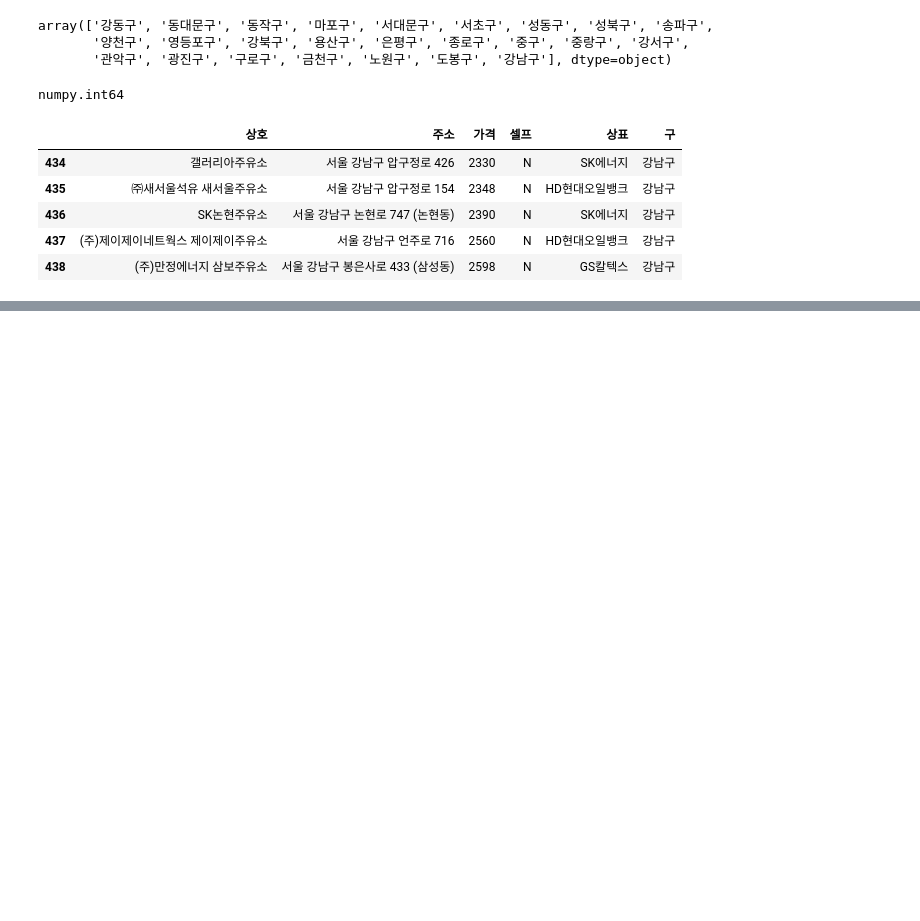
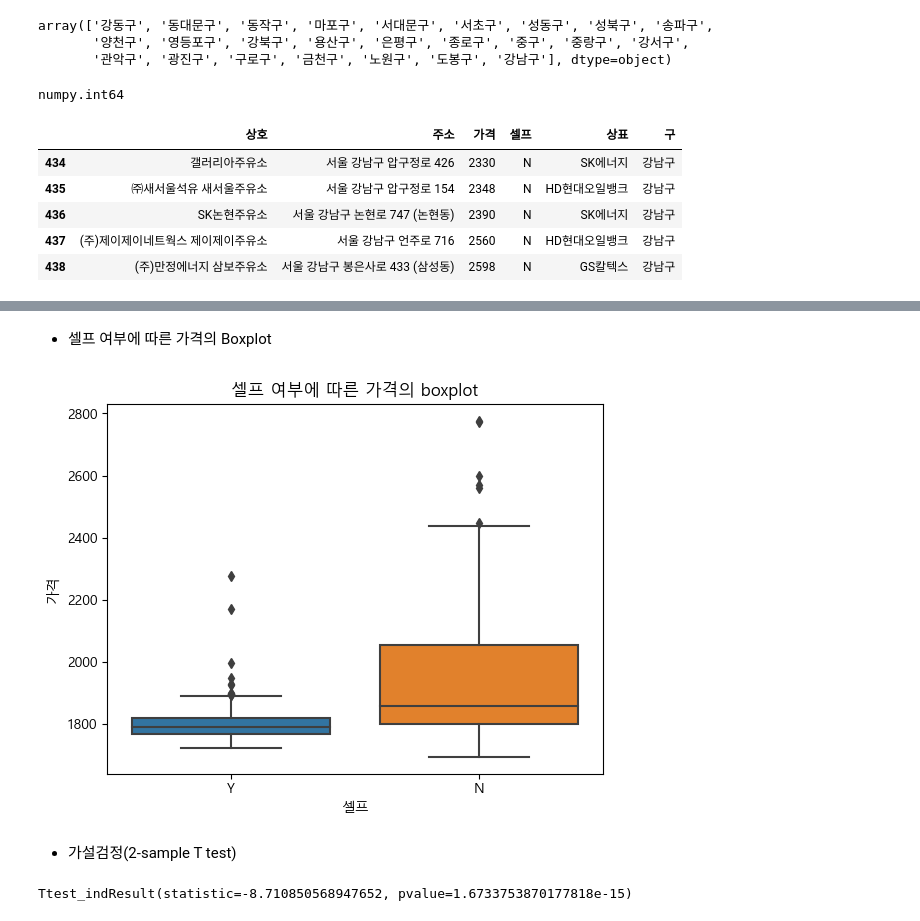
Before and after one commit to ckiekim/DataAnalysis-2023.09, a Jupyter notebook: 05.Crawling/15.Opinet.ipynb, the cells around one changed output, grey strips where cells are left out. Drawn from its saved outputs; the diff is of its cells as text; code cells hidden in the pictures; blank space fills up the shorter version.

```diff
--- a/05.Crawling/15.Opinet.ipynb
+++ b/05.Crawling/15.Opinet.ipynb
@@ -162,0 +165,3 @@ pd.read_csv('data/opinet_20230919.csv').tail()
+# %%
+df = pd.read_csv('data/opinet_20230919.csv')
+df.pivot_table('가격', '셀프', aggfunc=['count', 'mean', 'min', 'max', 'std', 'var'])
@@ -162,0 +174,19 @@ pd.read_csv('data/opinet_20230919.csv').tail()
+# %% [markdown]
+- 셀프 여부에 따른 가격의 Boxplot
+# %%
+import seaborn as sns
+import matplotlib.pyplot as plt
+plt.rcParams['font.family'] = 'Malgun Gothic'
+plt.rcParams['axes.unicode_minus'] = False
+# %%
+sns.boxplot(df, x='셀프', y='가격')
+plt.title('셀프 여부에 따른 가격의 boxplot');
+# %% [output]
+[figure, added]
+# %% [markdown]
+- 가설검정(2-sample T test)
+# %%
+import scipy as sp
+sp.stats.ttest_ind(df[df.셀프=='Y'].가격, df[df.셀프=='N'].가격, equal_var=False)
+# %% [output]
+Ttest_indResult(statistic=-8.710850568947652, pvalue=1.6733753870177818e-15)
```
Also changed, not shown: parts of 9 cells of this notebook.
